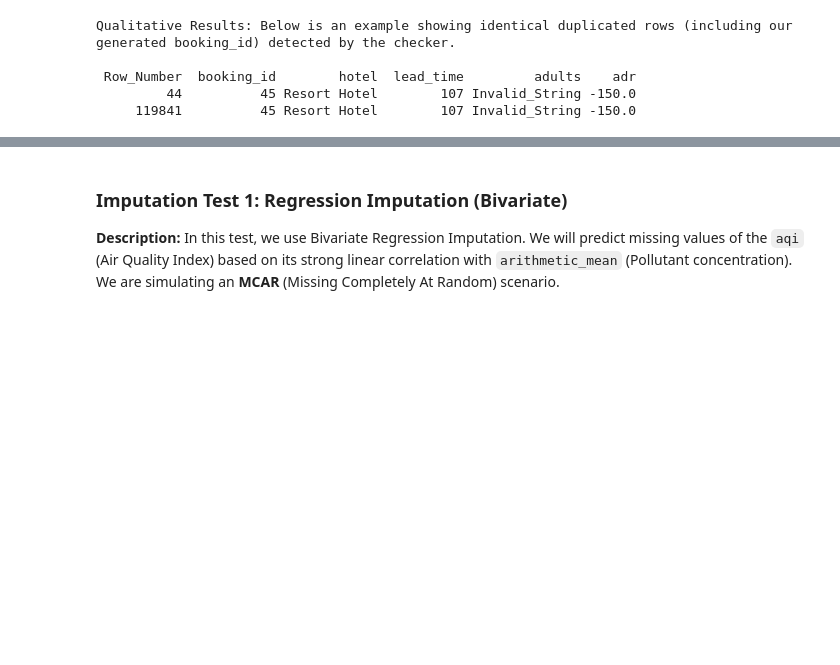
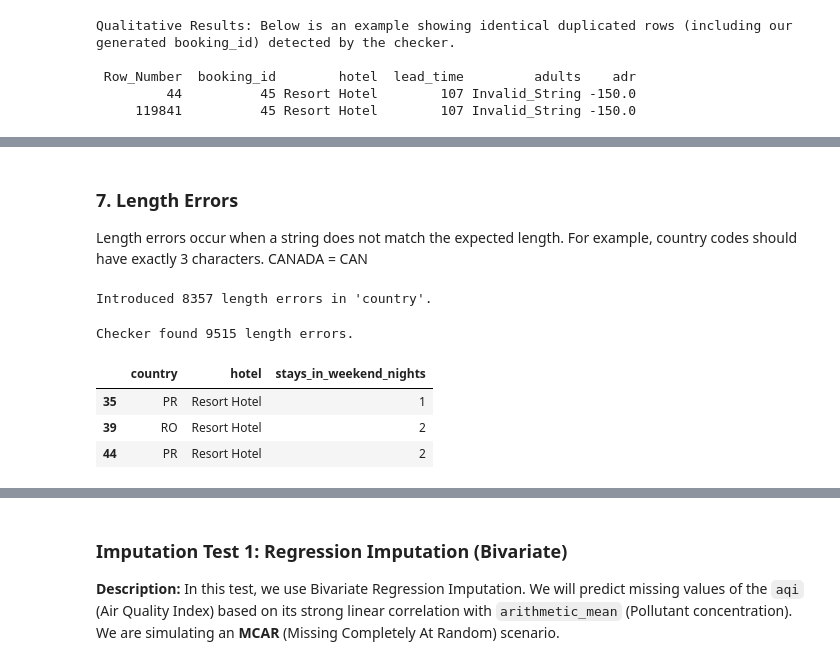
Before and after one commit to Sandotra/CSI4142-Assignment2-2026, a Jupyter notebook: CSI4142_Assignment2.ipynb, the cells around one changed output, grey strips where cells are left out. Drawn from its saved outputs; the diff is of its cells as text; code cells hidden in the pictures; blank space fills up the shorter version.

Commit message:
first copy

```diff
--- a/CSI4142_Assignment2.ipynb
+++ b/CSI4142_Assignment2.ipynb
@@ -269,0 +317,35 @@ Qualitative Results: Below is an example showing identical duplicated rows (incl
+# %% [markdown]
+### 7. Length Errors
+
+Length errors occur when a string does not match the expected length.
+For example, country codes should have exactly 3 characters. CANADA = CAN
+# %%
+np.random.seed(42)
+df_hotel_dirty = df_hotel.copy()
+
+length_indices = np.random.choice(
+    df_hotel_dirty.index,
+    size=int(0.07 * len(df_hotel_dirty)),
+    replace=False
+)
+
+df_hotel_dirty.loc[length_indices, 'country'] = \
+    df_hotel_dirty.loc[length_indices, 'country'].str[:2]
+
+print(f"Introduced {len(length_indices)} length errors in 'country'.")
+# %% [output]
+Introduced 8357 length errors in 'country'.
+# %%
+def check_length_errors(df, column_name, expected_length):
+    return df[df[column_name].astype(str).str.len() != expected_length]
+
+length_errors_found = check_length_errors(df_hotel_dirty, 'country', 3)
+
+print(f"Checker found {len(length_errors_found)} length errors.")
+length_errors_found[['country', 'hotel', 'stays_in_weekend_nights']].head(3)
+# %% [output]
+Checker found 9515 length errors.
+|  | country | hotel | stays_in_weekend_nights |
+| 35 | PR | Resort Hotel | 1 |
+| 39 | RO | Resort Hotel | 2 |
+| 44 | PR | Resort Hotel | 2 |
```
Also changed, not shown: parts of 16 cells of this notebook.
